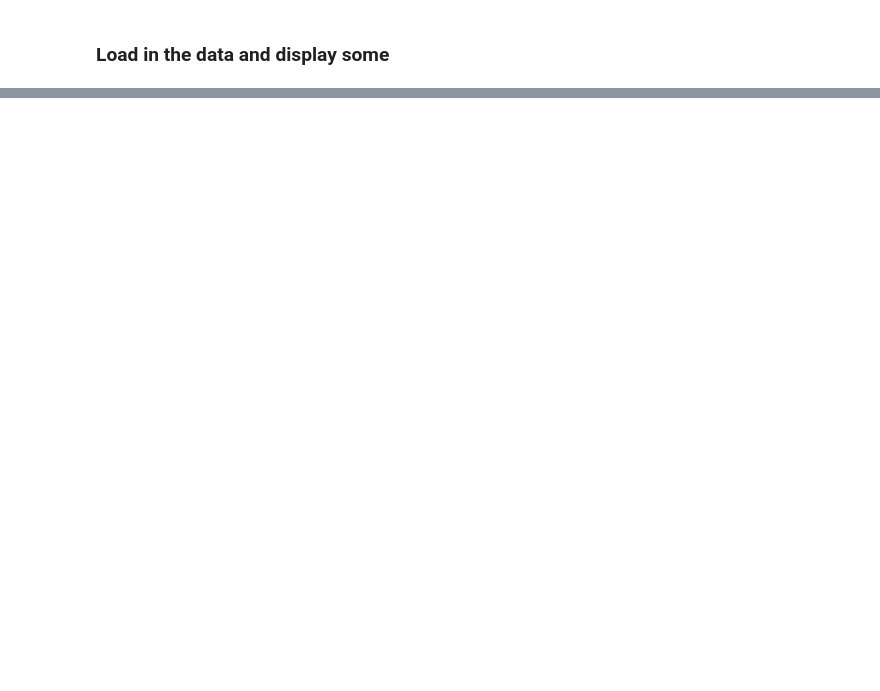
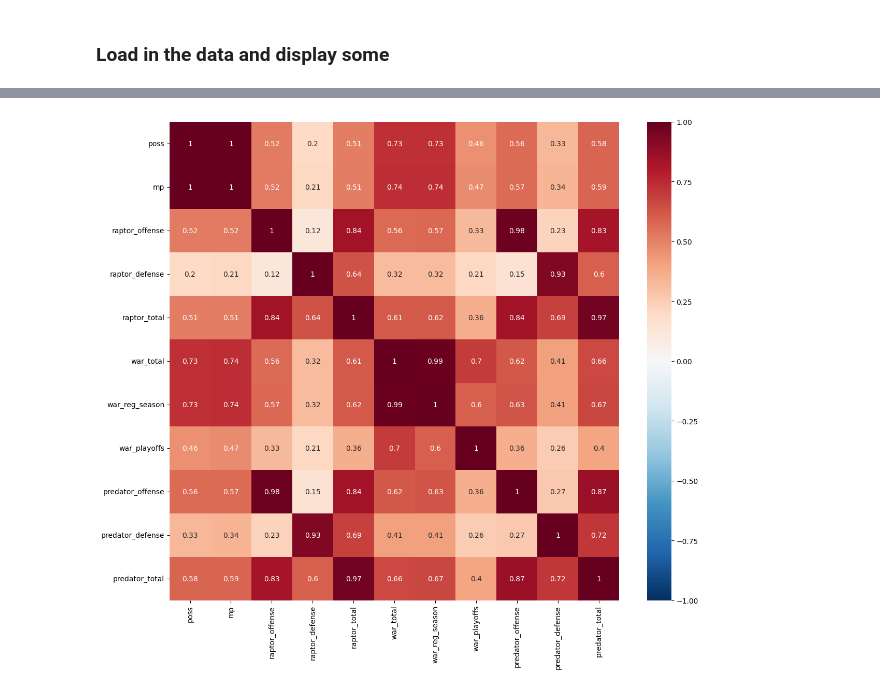
Before and after one commit to jacobwindley/NBA-Project, a Jupyter notebook: Finals Predictor.ipynb, the cells around one changed output, grey strips where cells are left out. Cells and saved outputs as stored; diff of their text form; code cells hidden in the pictures; blank space fills up the shorter version.

```diff
--- a/Finals Predictor.ipynb
+++ b/Finals Predictor.ipynb
@@ -94,0 +133,7 @@ ValueError: could not convert string to float: 'none'
+# %%
+# show the correlation between differnt RAPTOR stats
+correlation = hrbp_subset.corr()
+plt.figure(figsize=(14, 12))
+heatmap = sns.heatmap(correlation, annot=True, linewidths=0, vmin=-1, cmap="RdBu_r")
+# %% [output]
+[figure, added]
```
Also changed, not shown: parts of 6 cells of this notebook.
